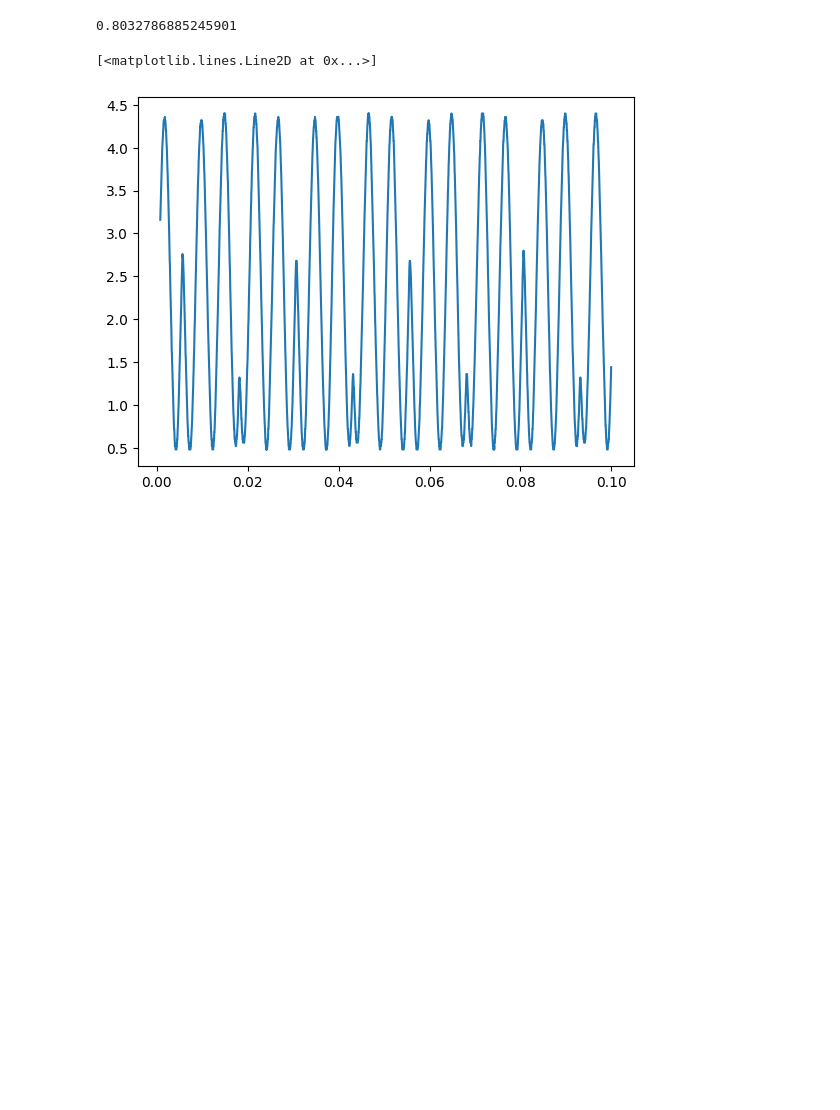
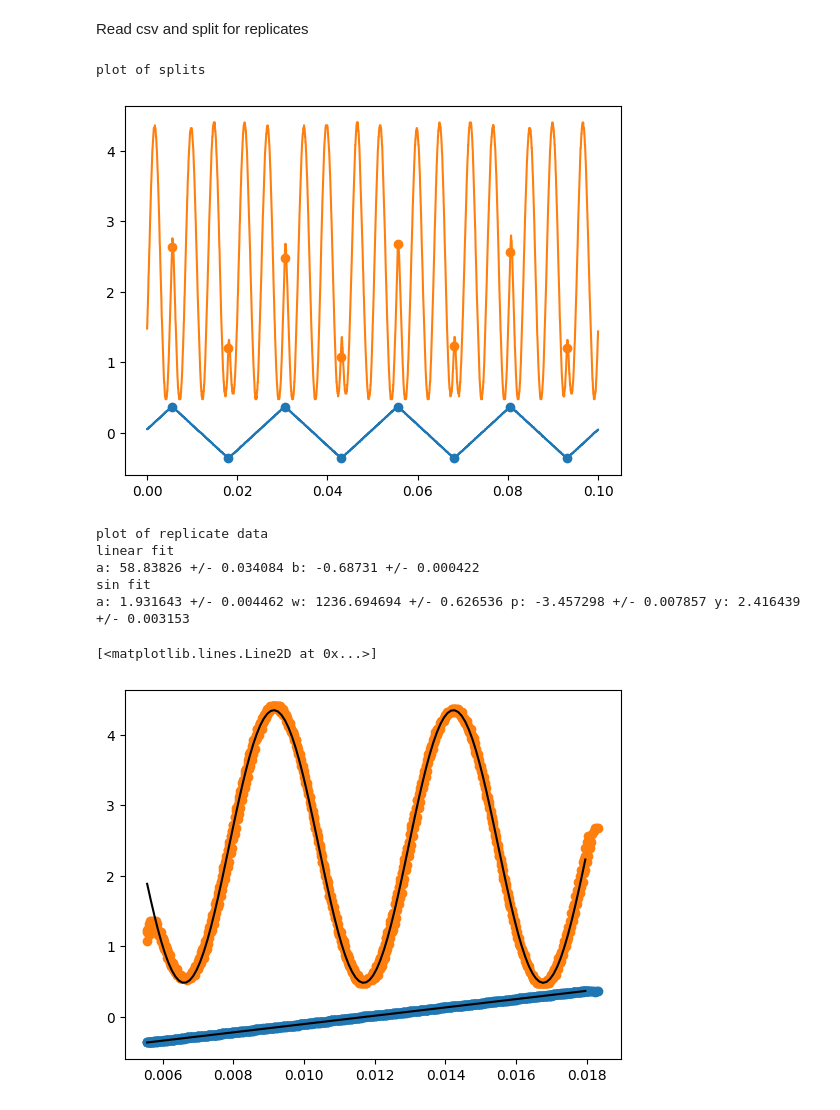
Before and after one commit to KemalOenen/advanced_labcourse, a Jupyter notebook: E121/data_analysis.ipynb, the cells around one changed output. Saved outputs shown, nothing was run; the diff lists cells and outputs as text; code cells hidden in the pictures; blank space fills up the shorter version.

Commit message:
function for replicate extraction and first fits

```diff
--- a/E121/data_analysis.ipynb
+++ b/E121/data_analysis.ipynb
@@ -1,14 +1,2 @@
-# %%
-import numpy as np
-import pandas as pd
-import matplotlib.pyplot as plt
-
-df = pd.read_csv("ALL0001_horizontal_pol/F0001CH1.CSV", skiprows=18, delimiter=",", header=[0])
-df["   3.04000"]
-print((np.max(df["   3.04000"])-np.min(df[["   3.04000"]]))/(np.max(df[["   3.04000"]])+np.min(df[["   3.04000"]])))
-
-plt.plot(df["0.000720000000"], df["   3.04000"])
-# %% [output]
-0.8032786885245901
-[<matplotlib.lines.Line2D at 0x...>]
-[figure, removed]
+# %% [markdown]
+Read csv and split for replicates
@@ -14,0 +63,36 @@ plt.plot(df["0.000720000000"], df["   3.04000"])
+# %%
+# analysis for horizontal polarization
+data = subset_data_to_replicates("ALL0001_horizontal_pol/")
+
+# plot result, see systematic deviation between flipped and unflipped
+print("plot of replicate data")
+plt.scatter(data["time"], data["CH2_value"])
+plt.scatter(data["time"], data["CH1_value"])
+
+
+# compute fits over replicate data
+print("linear fit")
+popt, pcov = sp.optimize.curve_fit(lambda t,a,b: a*t+b, data["time"], data["CH2_value"])
+popt, pcov_sqr = np.round(popt, decimals=6), np.round(np.sqrt(np.diag(pcov)), decimals=6)
+print("a:", popt[0], "+/-", pcov_sqr[0], "b:", popt[1], "+/-", pcov_sqr[1])
+
+t = np.arange(data["time"].iloc[0], data["time"].iloc[-1], 0.0001)
+plt.plot(t, popt[0]*t+popt[1], color = "black")
+
+print("sin fit")
+popt, pcov = sp.optimize.curve_fit(lambda t,a,w,p,y: a*np.sin(w*t+p)+y, data["time"], data["CH1_value"], p0=[2, 1e3, 8e-3, 2.5])
+popt, pcov_sqr = np.round(popt, decimals=6), np.round(np.sqrt(np.diag(pcov)), decimals=6)
+print("a:", popt[0], "+/-", pcov_sqr[0], "w:", popt[1], "+/-", pcov_sqr[1],
+      "p:", popt[2], "+/-", pcov_sqr[2], "y:", popt[3], "+/-", pcov_sqr[3])
+
+plt.plot(t, popt[0]*np.sin(popt[1]*t + popt[2])+popt[3], color = "black")
+# %% [output]
+plot of splits
+[figure, added]
+plot of replicate data
+linear fit
+a: 58.83826 +/- 0.034084 b: -0.68731 +/- 0.000422
+sin fit
+a: 1.931643 +/- 0.004462 w: 1236.694694 +/- 0.626536 p: -3.457298 +/- 0.007857 y: 2.416439 +/- 0.003153
+[<matplotlib.lines.Line2D at 0x...>]
+[figure, added]
```
Also changed, not shown: parts of 1 cell of this notebook, 1 other file.
